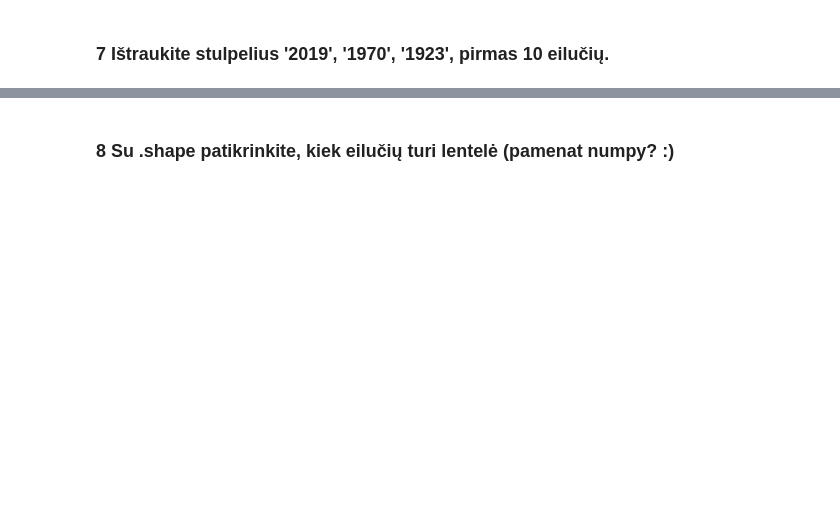
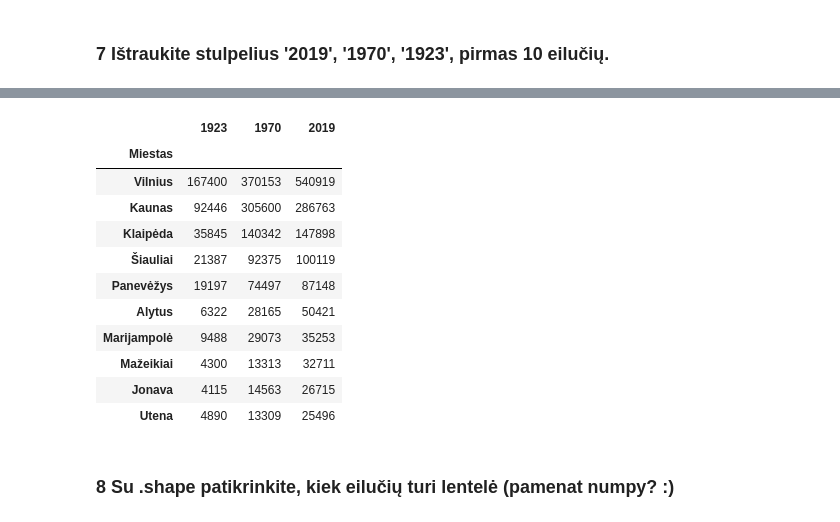
Before and after one commit to egluzelu/course-python-basic, a Jupyter notebook: PTU20_live/Pandas/pandas_uzduotys1.ipynb, the cells around one changed output, grey strips where cells are left out. Drawn from its saved outputs; the diff is of its cells as text; code cells hidden in the pictures; blank space fills up the shorter version.

```diff
--- a/PTU20_live/Pandas/pandas_uzduotys1.ipynb
+++ b/PTU20_live/Pandas/pandas_uzduotys1.ipynb
@@ -71,2 +57,17 @@ Name: 1897, dtype: int64
+# %%
+df[['1923', '1970', '2019']].head(10)
+# %% [output]
+|  | 1923 | 1970 | 2019 |
+| Miestas |  |  |  |
+| Vilnius | 167400 | 370153 | 540919 |
+| Kaunas | 92446 | 305600 | 286763 |
+| Klaipėda | 35845 | 140342 | 147898 |
+| Šiauliai | 21387 | 92375 | 100119 |
+| Panevėžys | 19197 | 74497 | 87148 |
+| Alytus | 6322 | 28165 | 50421 |
+| Marijampolė | 9488 | 29073 | 35253 |
+| Mažeikiai | 4300 | 13313 | 32711 |
+| Jonava | 4115 | 14563 | 26715 |
+| Utena | 4890 | 13309 | 25496 |
 # %% [markdown]
 ### 8 Su **.shape** patikrinkite, kiek eilučių turi lentelė (pamenat numpy? :)
```
Also changed, not shown: parts of 35 cells of this notebook, 1 other file.
